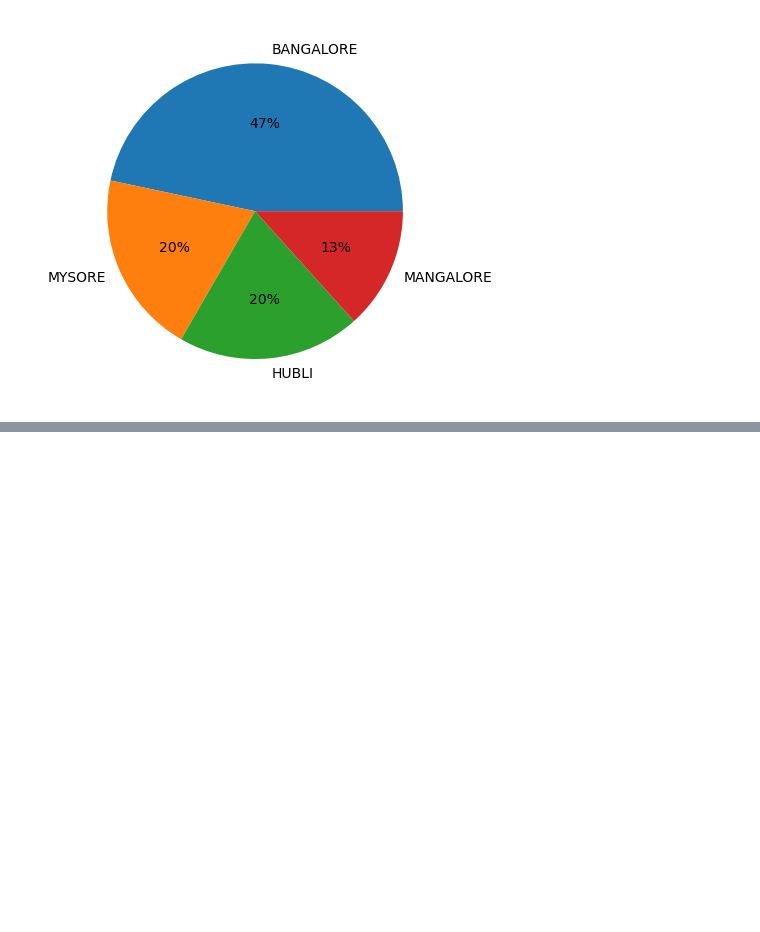
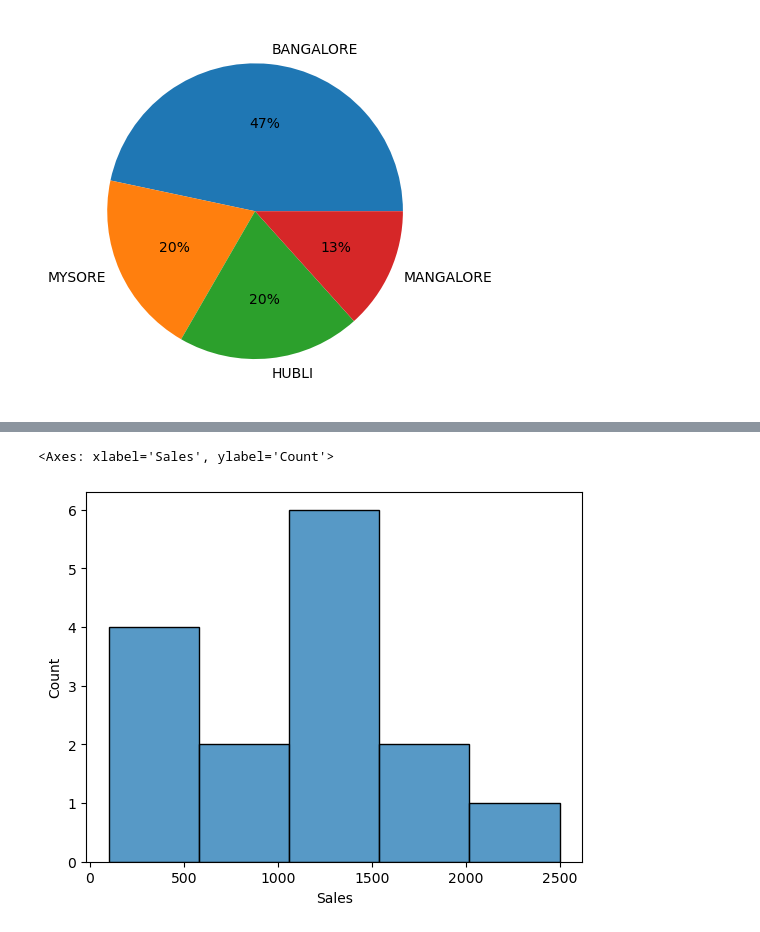
Before and after one commit to jishnusamal/data-visualization-lab, a Jupyter notebook: Lab-10/Lab-10.ipynb, the cells around one changed output, grey strips where cells are left out. Cells and saved outputs as stored; diff of their text form; code cells hidden in the pictures; blank space fills up the shorter version.

```diff
--- a/Lab-10/Lab-10.ipynb
+++ b/Lab-10/Lab-10.ipynb
@@ -125,0 +129,5 @@ AttributeError: 'SeriesGroupBy' object has no attribute 'index'
+# %%
+sns.histplot(df['Sales'])
+# %% [output]
+<Axes: xlabel='Sales', ylabel='Count'>
+[figure, added]
```
Also changed, not shown: parts of 28 cells of this notebook.
